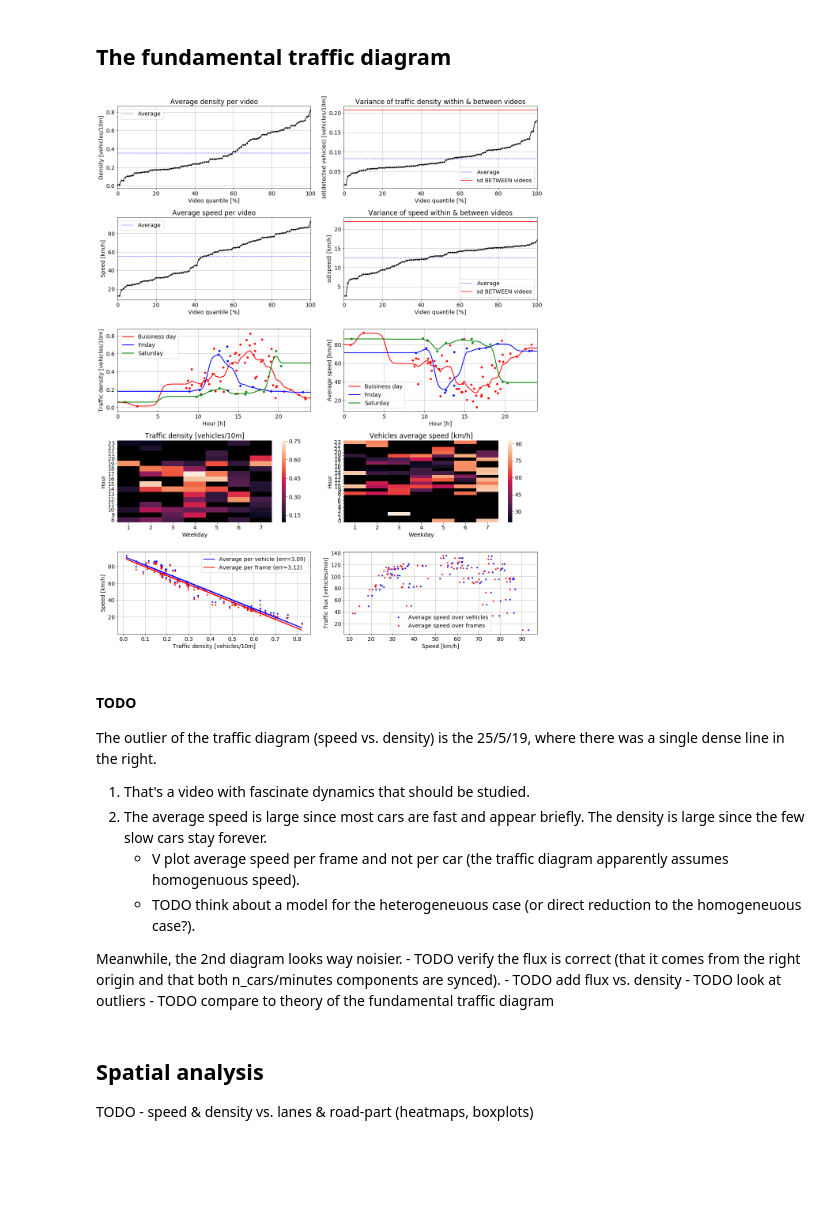
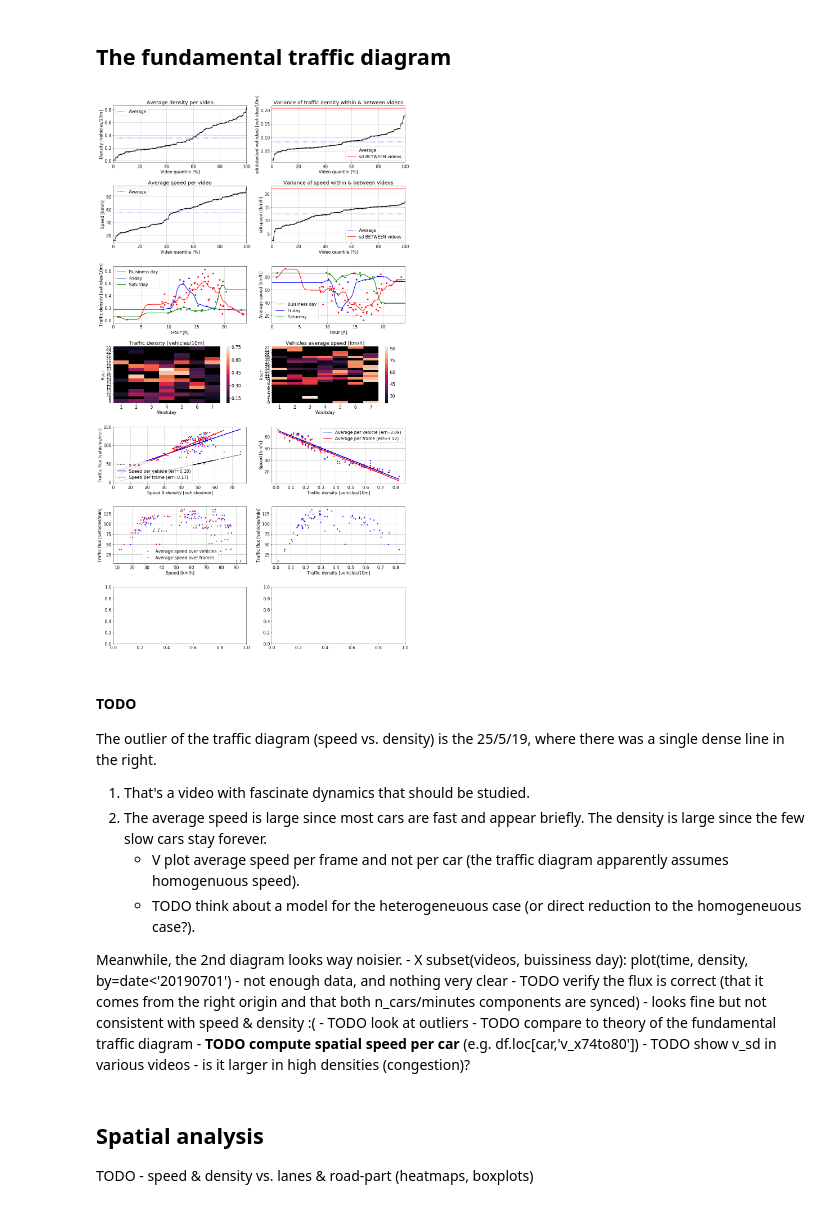
Before and after one commit to ido90/AyalonRoad, a Jupyter notebook: Analyzer/Analysis.ipynb, the cells around one changed output. Drawn from its saved outputs; the diff is of its cells as text; code cells hidden in the pictures; blank space fills up the shorter version.

```diff
--- a/Analyzer/Analysis.ipynb
+++ b/Analyzer/Analysis.ipynb
@@ -30,7 +30,7 @@ import BasicProcessor as bp
 if '../Tracker' not in sys.path: sys.path.append('../Tracker')
 import Tracker as t
 # %%
-mpl.rcParams.update({'font.size': 14})
+mpl.rcParams.update({'font.size': 15})
 # %% [markdown]
 ## Load data
 # %%
@@ -91,9 +84,9 @@ road_len = df.max_x.max()-0 # (min_x has some weird outlier)
 
 avg_speeds = 3.6*df.groupby('video')['abs_v'].apply(np.mean)
 detections_per_10m = nf.detections_per_frame / (n_lanes*road_len/10)
-flux = df.groupby('video')['abs_v'].apply(len) / vf.len_minutes
+flux = df.groupby('video')['car'].apply(len) / vf.len_minutes
 # %%
-_, axs = plt.subplots(5,2, figsize=(16,20))
+_, axs = plt.subplots(7,2, figsize=(16,28))
 
 # vehicles per frame
 ax = axs[0,0]
@@ -134,6 +127,26 @@ ax.set_ylabel('Traffic density [vehicles/10m]')
 ax.grid()
 ax.legend()
 
+# # (before vs. after school-vacation-beginning - not enough data)
+# ax = axs[2,0]
+# bd = vf.weekday.values <= 5
+# ax.scatter(vf[bd].time, detections_per_10m[bd], s=20, c=['red' if date<20190620 else 'blue' if date<20190701 else 'green'
+#                                                  for date in vf[bd].date])
+# hours = np.arange(0,24.01,0.1)
+# ax.plot(hours, bp.rolling(hours, vf[bd & (vf.date<20190620)].time, detections_per_10m[(bd & (vf.date<20190620)).values], 0.5),
+#         'r-', linewidth=2, label='Before 20/6')
+# ax.plot(hours, bp.rolling(hours, vf[bd & (vf.date>=20190620) & (vf.date<20190701)].time,
+#                           detections_per_10m[(bd & (vf.date>=20190620) & (vf.date<20190701)).values], 0.5),
+#         'b-', linewidth=2, label='20/6-30/6')
+# ax.plot(hours, bp.rolling(hours, vf[bd & (vf.date>=20190701)].time, detections_per_10m[(bd & (vf.date>=20190701)).values], 0.5),
+#         'g-', linewidth=2, label='From 1/7')
+# ax.set_xlim((0,24))
+# ax.set_title('Buisiness days only')
+# ax.set_xlabel('Hour [h]')
+# ax.set_ylabel('Traffic density [vehicles/10m]')
+# ax.grid()
+# ax.legend()
+
 ax = axs[2,1]
 ax.scatter(vf.time, avg_speeds, s=20, c=['red' if day<=5 else 'blue' if day==6 else 'green' for day in vf.weekday])
 ax.plot(hours, bp.rolling(hours, vf[vf.weekday.values<=5].time, avg_speeds[vf.weekday.values<=5], 0.5),
@@ -167,35 +180,68 @@ sns.heatmap(speed_hm, xticklabels=np.arange(1,8,dtype=int), yticklabels=np.arang
 ax.invert_yaxis()
 ax.set_facecolor("black")
 ax.set_xlabel('Weekday')
 ax.set_ylabel('Hour')
 ax.set_title('Vehicles average speed [km/h]')
 
 # the fundamental traffic diagram
+# note: calculating average speed per vehicle vs. per frame is very similar to mean vs. harmonic-mean
 ax = axs[4,0]
+A = 60 / (1000/(10*n_lanes))
+fx1 = A*detections_per_10m.astype(float).values*avg_speeds.values
+fx2 = A*detections_per_10m.astype(float).values*v_per_video.values
+ax.plot(fx1, flux, 'b.')
+ax.plot(fx2, flux, 'r.')
+ax.plot(fx1, fx1, 'k:', linewidth=2, label=f'y = x')
+slope, intercept, _, _, std_err = stats.linregress(fx1, flux)
+preds = intercept + slope * fx1
+ax.plot(fx1, preds, 'b-', linewidth=2, label=f'Speed per vehicle (err={std_err:.2f})')
+slope, intercept, _, _, std_err = stats.linregress(fx2, flux)
+preds = intercept + slope * fx2
+ax.plot(fx2, preds, 'r-', linewidth=2, label=f'Speed per frame (err={std_err:.2f})')
+ax.set_xlabel('Speed X density [vehicles/min]')
+ax.set_ylabel('Traffic flux [vehicles/min]')
+ax.grid()
+ax.legend()
+
+ax = axs[4,1]
 ax.plot(detections_per_10m, avg_speeds, 'b.')
 ax.plot(detections_per_10m, v_per_video, 'r.')
 slope, intercept, _, _, std_err = stats.linregress(detections_per_10m.astype(float), avg_speeds)
 preds = intercept + slope * detections_per_10m
 ax.plot(detections_per_10m, preds, 'b-', linewidth=2, label=f'Average per vehicle (err={std_err:.2f})')
 slope, intercept, _, _, std_err = stats.linregress(detections_per_10m.astype(float), v_per_video)
 preds = intercept + slope * detections_per_10m
 ax.plot(detections_per_10m, preds, 'r-', linewidth=2, label=f'Average per frame (err={std_err:.2f})')
 ax.set_xlabel('Traffic density [vehicles/10m]')
 ax.set_ylabel('Speed [km/h]')
 ax.grid()
 ax.legend()
 
-ax = axs[4,1]
+ax = axs[5,0]
 ax.plot(avg_speeds, flux, 'b.', label='Average speed over vehicles')
 ax.plot(v_per_video, flux, 'r.', label='Average speed over frames')
 ax.set_xlabel('Speed [km/h]')
 ax.set_ylabel('Traffic flux [vehicles/min]')
 ax.grid()
 ax.legend()
 
+ax = axs[5,1]
+ax.plot(detections_per_10m, flux, 'b.')
+ax.set_xlabel('Traffic density [vehicles/10m]')
+ax.set_ylabel('Traffic flux [vehicles/min]')
+ax.grid()
+
+# is there more speed variance in congestion?
+# ax = axs[6,0]
+# 3.6*df.groupby('video')['abs_v'].apply(np.mean)
+# ax.plot(detections_per_10m, TODO, 'b.')
+# ax.set_xlabel('Traffic density [vehicles/10m]')
+# ax.set_ylabel('mean_over_vehicles(sd_over_road(speed)) [km/h]')
+# ax.grid()
+
 plt.tight_layout()
 # %% [output]
-[figure, old version]
+[figure, new version]
 # %% [markdown]
 #### TODO
 The outlier of the traffic diagram (speed vs. density) is the 25/5/19, where there was a single dense line in the right.
@@ -205,7 +251,9 @@ The outlier of the traffic diagram (speed vs. density) is the 25/5/19, where the
     - TODO think about a model for the heterogeneuous case (or direct reduction to the homogeneuous case?).
 
 Meanwhile, the 2nd diagram looks way noisier.
-    - TODO verify the flux is correct (that it comes from the right origin and that both n_cars/minutes components are synced).
-    - TODO add flux vs. density
+    - X subset(videos, buissiness day): plot(time, density, by=date<'20190701') - not enough data, and nothing very clear
+    - TODO verify the flux is correct (that it comes from the right origin and that both n_cars/minutes components are synced) - looks fine but not consistent with speed & density :(
     - TODO look at outliers
     - TODO compare to theory of the fundamental traffic diagram
+    - **TODO compute spatial speed per car** (e.g. df.loc[car,'v_x74to80'])
+    - TODO show v_sd in various videos - is it larger in high densities (congestion)?
```
Also changed, not shown: parts of 3 cells of this notebook, 1 other file.
